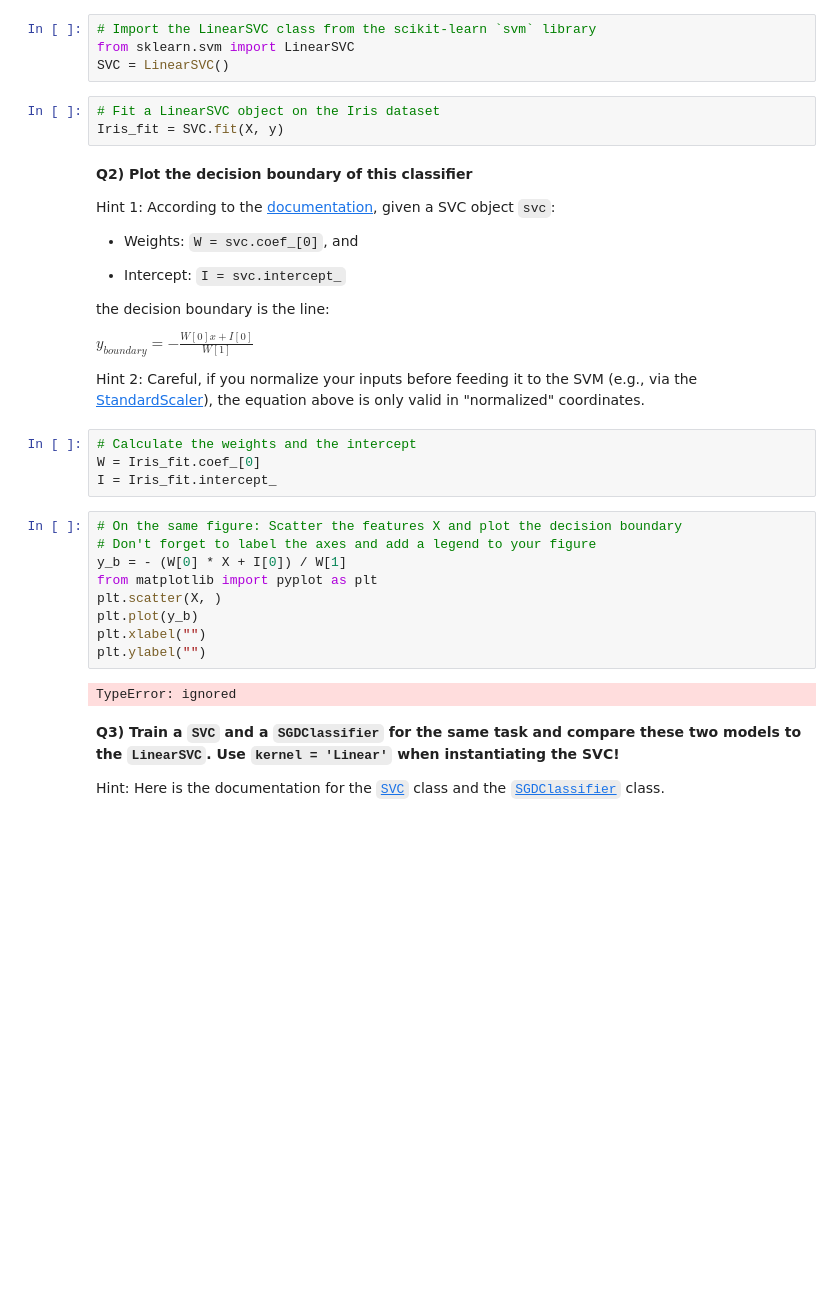
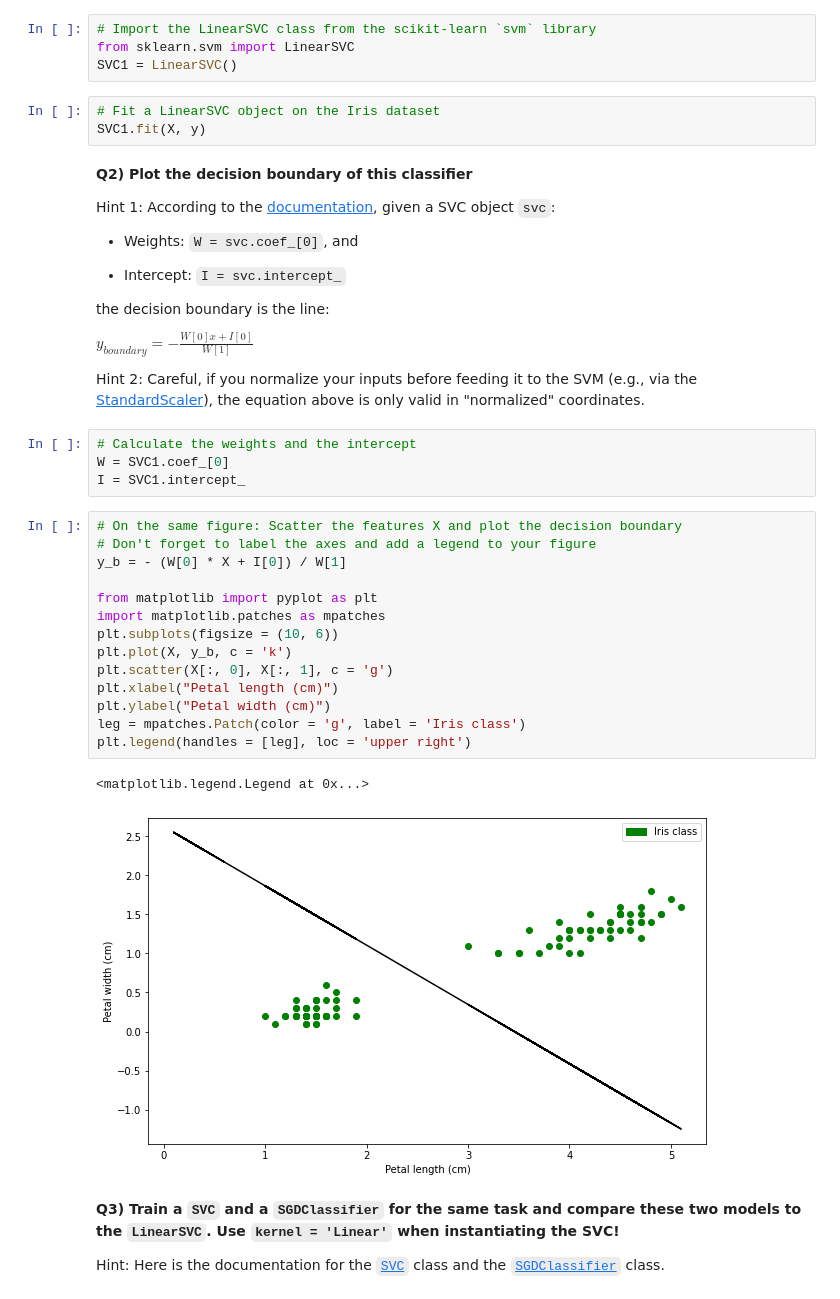
Before and after one commit to AlePol27/2022_ML_Earth_Env_Sci, a Jupyter notebook: Lab_Notebooks/S3_1_SVM.ipynb, the cells around one changed output. Saved outputs shown, nothing was run; the diff lists cells and outputs as text; blank space fills up the shorter version.

```diff
--- a/Lab_Notebooks/S3_1_SVM.ipynb
+++ b/Lab_Notebooks/S3_1_SVM.ipynb
@@ -57,10 +57,10 @@ Hint: The documentation for `LinearSVC` is [at this link](https://scikit-learn.o
 # %%
 # Import the LinearSVC class from the scikit-learn `svm` library
 from sklearn.svm import LinearSVC
-SVC = LinearSVC()
+SVC1 = LinearSVC()
 # %%
 # Fit a LinearSVC object on the Iris dataset
-Iris_fit = SVC.fit(X, y)
+SVC1.fit(X, y)
 # %% [markdown]
 **Q2) Plot the decision boundary of this classifier**
 
@@ -77,19 +77,25 @@ $y_{boundary} = -\frac{W\left[0\right] x + I\left[0\right]}{W\left[1\right]}$
 Hint 2: Careful, if you normalize your inputs before feeding it to the SVM (e.g., via the [StandardScaler](https://scikit-learn.org/stable/modules/generated/sklearn.preprocessing.StandardScaler.html)), the equation above is only valid in "normalized" coordinates.
 # %%
 # Calculate the weights and the intercept
-W = Iris_fit.coef_[0]
-I = Iris_fit.intercept_
+W = SVC1.coef_[0]
+I = SVC1.intercept_
 # %%
 # On the same figure: Scatter the features X and plot the decision boundary
 # Don't forget to label the axes and add a legend to your figure
 y_b = - (W[0] * X + I[0]) / W[1]
+
 from matplotlib import pyplot as plt
-plt.scatter(X, )
-plt.plot(y_b)
-plt.xlabel("")
-plt.ylabel("")
+import matplotlib.patches as mpatches
+plt.subplots(figsize = (10, 6))
+plt.plot(X, y_b, c = 'k')
+plt.scatter(X[:, 0], X[:, 1], c = 'g')
+plt.xlabel("Petal length (cm)")
+plt.ylabel("Petal width (cm)")
+leg = mpatches.Patch(color = 'g', label = 'Iris class')
+plt.legend(handles = [leg], loc = 'upper right')
 # %% [output]
-TypeError: ignored
+<matplotlib.legend.Legend at 0x...>
+[figure, added]
 # %% [markdown]
 **Q3) Train a `SVC` and a `SGDClassifier` for the same task and compare these two models to the `LinearSVC`. Use `kernel = 'Linear'` when instantiating the SVC!**
 
```
Also changed, not shown: parts of 9 cells of this notebook.
